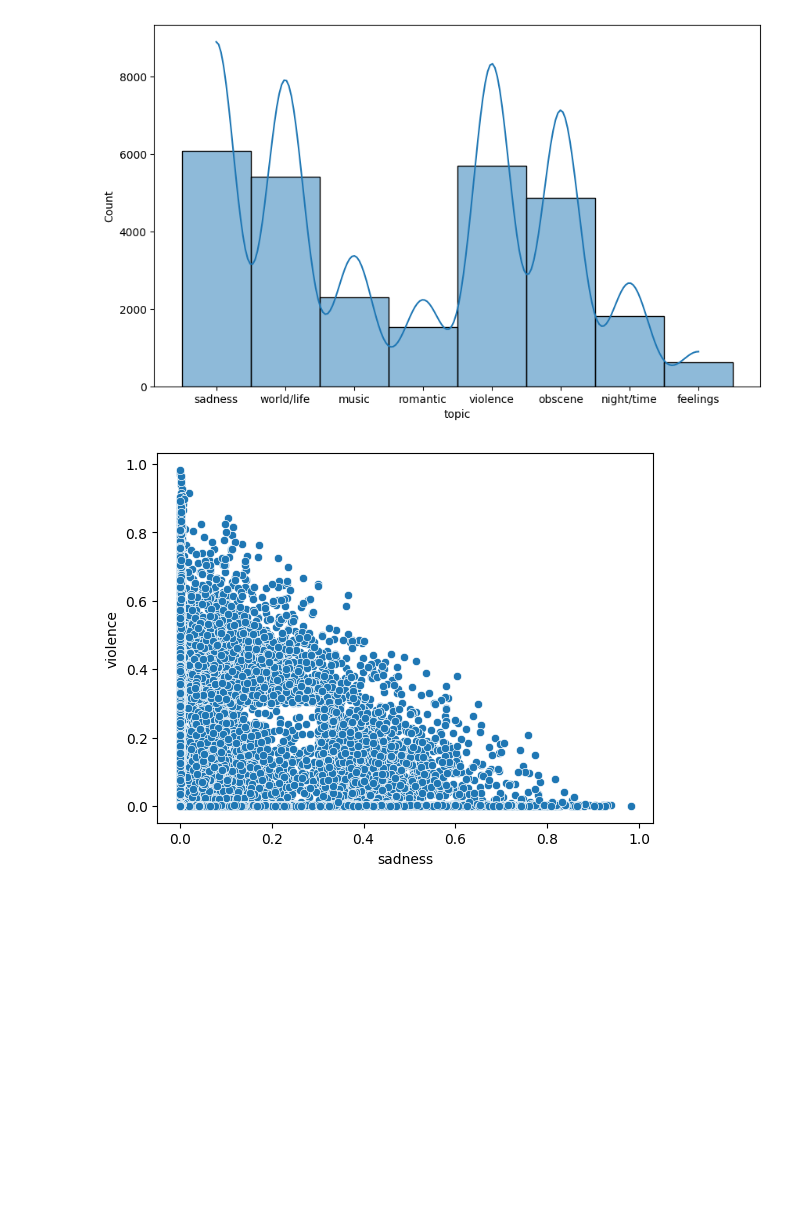
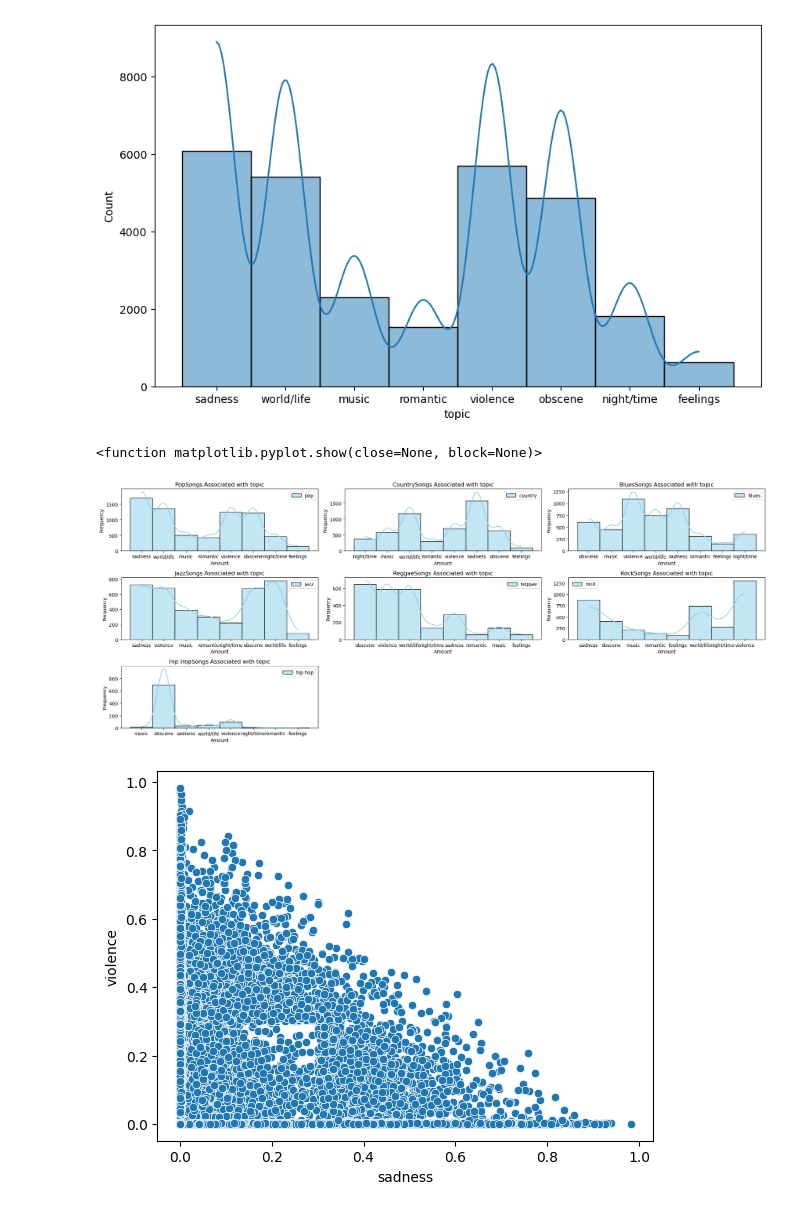
Before and after one commit to Jianhang-Xiao/Audio-Recommendation-Algo-, a Jupyter notebook: EDA Analysis and Data Cleaning.ipynb, the cells around one changed output. Drawn from its saved outputs; the diff is of its cells as text; code cells hidden in the pictures; blank space fills up the shorter version.

```diff
--- a/EDA Analysis and Data Cleaning.ipynb
+++ b/EDA Analysis and Data Cleaning.ipynb
@@ -125,6 +125,26 @@ sns.histplot(df["topic"], kde=True)
 plt.show() #the most released music by type is sadness and violence.
 # %% [output]
 [figure]
+# %%
+fig, axes=plt.subplots(3,3,figsize=(20,8))
+axes=axes.flatten()
+
+# Create a histogram for each genre
+for i, genre in enumerate(df['genre'].unique()):
+    sns.histplot(df[df['genre']==genre]['topic'],kde=True, label=genre, ax=axes[i],color='skyblue')
+    axes[i].set_title(f'{genre.title()}Songs Associated with topic')
+    axes[i].set_xlabel('Amount')
+    axes[i].set_ylabel('Frequency')
+    axes[i].legend()
+
+for ax in axes.flatten():
+    if not ax.lines:
+        ax.axis('off')
+plt.tight_layout()
+plt.show
+# %% [output]
+<function matplotlib.pyplot.show(close=None, block=None)>
+[figure, added]
 # %%
 sns.scatterplot(data=df, x="sadness", y="violence")
 
```
Also changed, not shown: parts of 3 cells of this notebook, 3 other files.
